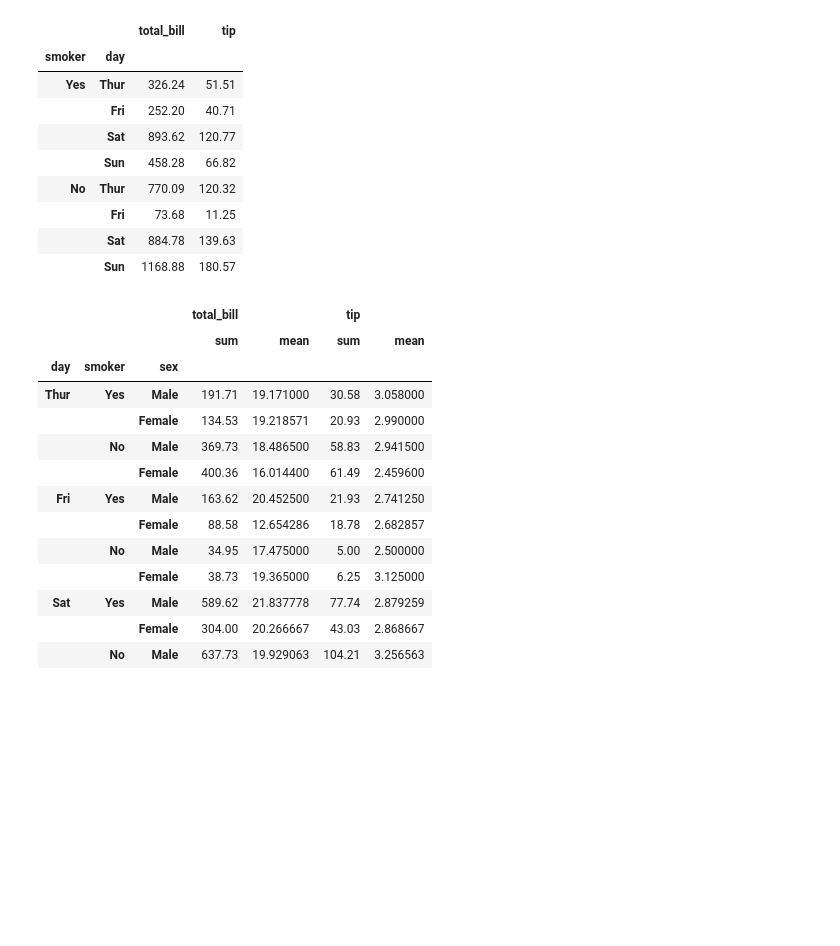
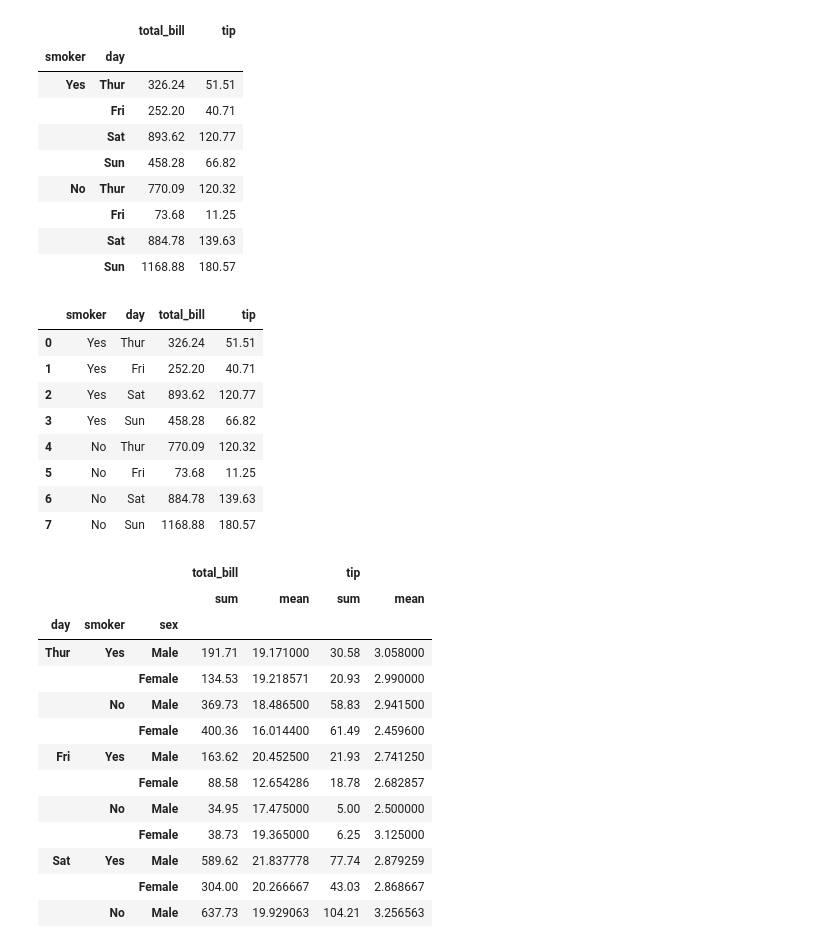
Before and after one commit to srikanthpragada/DS_18_MAY_2021, a Jupyter notebook: pandas/tips_df.ipynb, the cells around one changed output. Cells and saved outputs as stored; diff of their text form; code cells hidden in the pictures; blank space fills up the shorter version.

```diff
--- a/pandas/tips_df.ipynb
+++ b/pandas/tips_df.ipynb
@@ -152,6 +152,18 @@ tips.groupby(['smoker','day'])[ ['total_bill','tip']].sum()
 |  | Fri | 73.68 | 11.25 |
 |  | Sat | 884.78 | 139.63 |
 |  | Sun | 1168.88 | 180.57 |
+# %%
+tips.groupby(['smoker','day'], as_index=False)[ ['total_bill','tip']].sum()
+# %% [output]
+|  | smoker | day | total_bill | tip |
+| 0 | Yes | Thur | 326.24 | 51.51 |
+| 1 | Yes | Fri | 252.20 | 40.71 |
+| 2 | Yes | Sat | 893.62 | 120.77 |
+| 3 | Yes | Sun | 458.28 | 66.82 |
+| 4 | No | Thur | 770.09 | 120.32 |
+| 5 | No | Fri | 73.68 | 11.25 |
+| 6 | No | Sat | 884.78 | 139.63 |
+| 7 | No | Sun | 1168.88 | 180.57 |
 # %%
 tips.groupby(['day','smoker','sex'])[['total_bill','tip']].agg(['sum','mean'])
 # %% [output]
```
Also changed, not shown: parts of 3 cells of this notebook, 3 other files.
